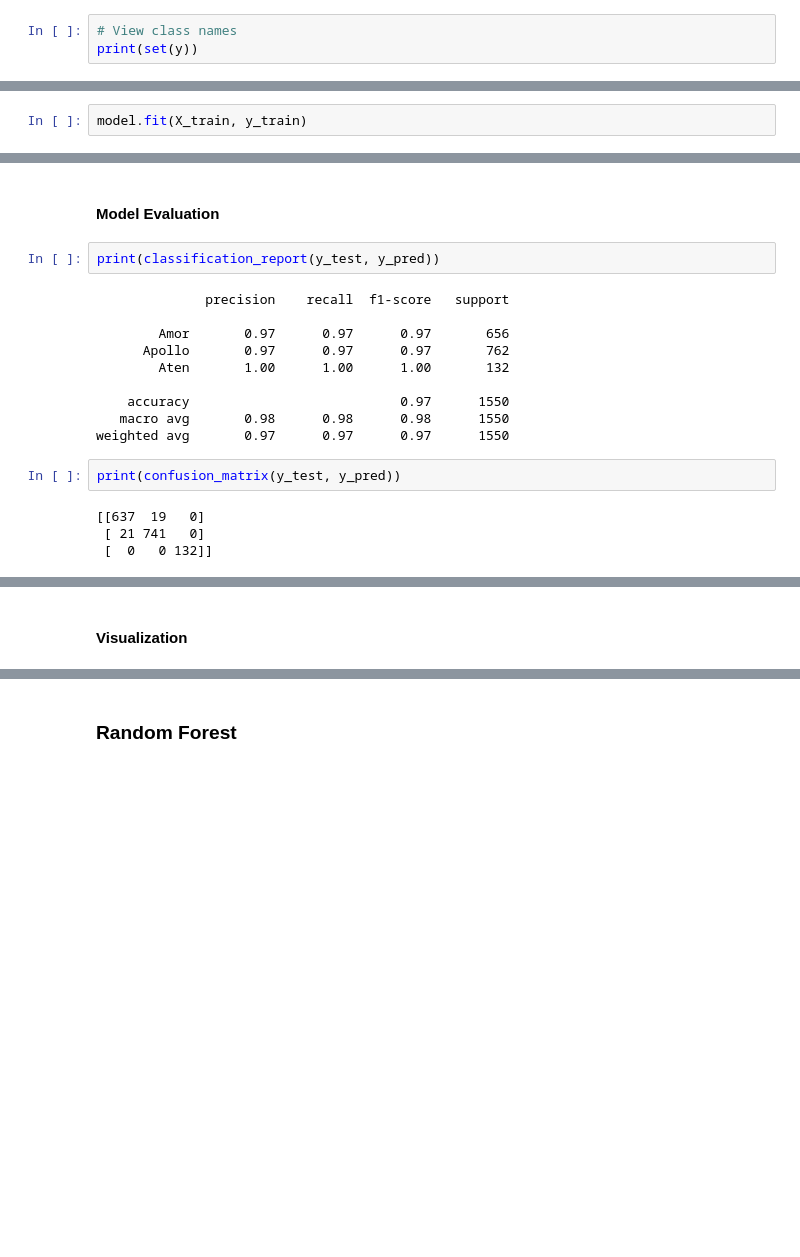
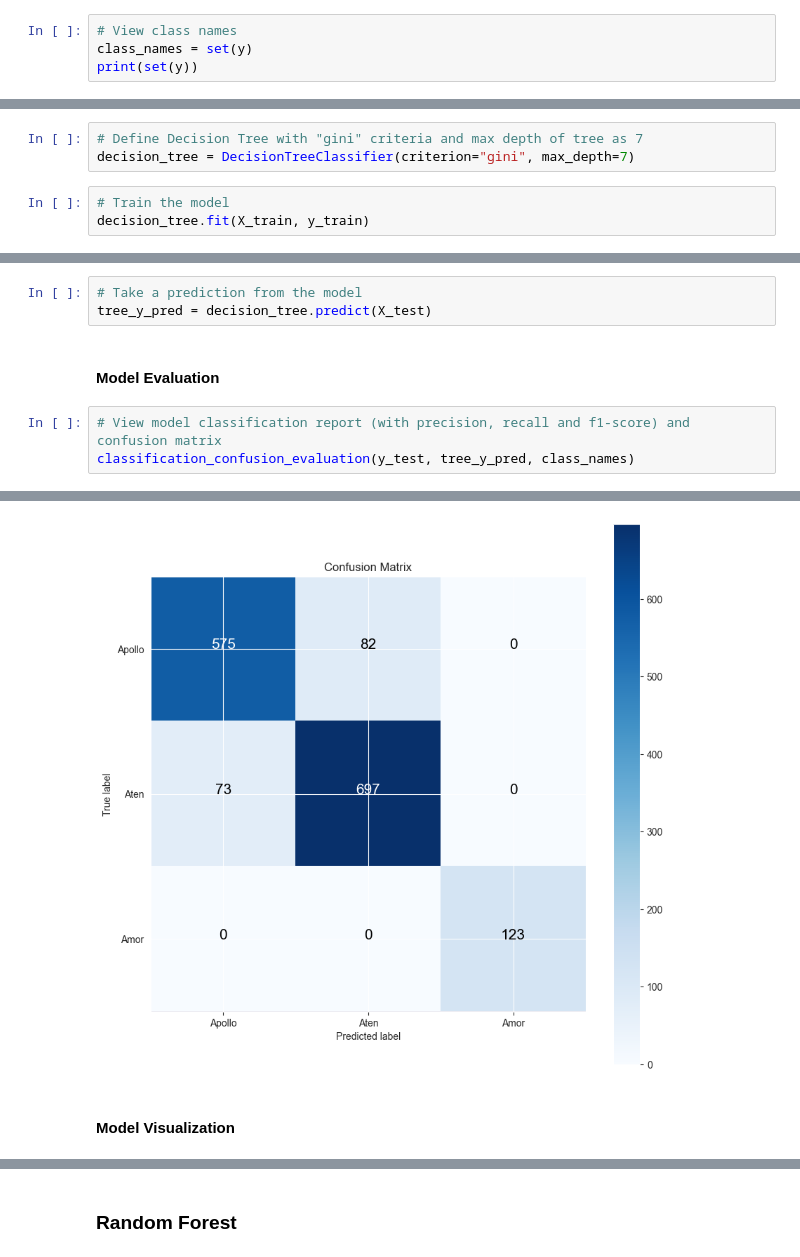
Before and after one commit to lytmercy/data_analysis_labs, a Jupyter notebook: lab_1_FI_21mn_Lytovchenko_Mykyta.ipynb, the cells around one changed output, grey strips where cells are left out. Cells and saved outputs as stored; diff of their text form; blank space fills up the shorter version.

```diff
--- a/lab_1_FI_21mn_Lytovchenko_Mykyta.ipynb
+++ b/lab_1_FI_21mn_Lytovchenko_Mykyta.ipynb
@@ -378,5 +379,6 @@ print(X_train.shape, y_train.shape)
 (6196, 5) (6196,)
 # %%
 # View class names
+class_names = set(y)
 print(set(y))
 # %% [output]
@@ -390,3 +480,7 @@ model = DecisionTreeClassifier(criterion="gini", max_depth=7)
+# %%
+# Define Decision Tree with "gini" criteria and max depth of tree as 7
+decision_tree = DecisionTreeClassifier(criterion="gini", max_depth=7)
 # %%
-model.fit(X_train, y_train)
+# Train the model
+decision_tree.fit(X_train, y_train)
 # %% [output]
@@ -396,20 +488,9 @@ y_pred = model.predict(X_test)
+# %%
+# Take a prediction from the model
+tree_y_pred = decision_tree.predict(X_test)
 # %% [markdown]
 #### Model Evaluation
-# %%
-print(classification_report(y_test, y_pred))
-# %% [output]
-              precision    recall  f1-score   support
-
-        Amor       0.97      0.97      0.97       656
-      Apollo       0.97      0.97      0.97       762
-        Aten       1.00      1.00      1.00       132
-
-    accuracy                           0.97      1550
-   macro avg       0.98      0.98      0.98      1550
-weighted avg       0.97      0.97      0.97      1550
-# %%
-print(confusion_matrix(y_test, y_pred))
-# %% [output]
-[[637  19   0]
- [ 21 741   0]
- [  0   0 132]]
+# %%
+# View model classification report (with precision, recall and f1-score) and confusion matrix
+classification_confusion_evaluation(y_test, tree_y_pred, class_names)
+# %% [output]
@@ -416,3 +511,4 @@ print(confusion_matrix(y_test, y_pred))
+[figure, added]
 # %% [markdown]
-#### Visualization
+#### Model Visualization
 # %%
```
Also changed, not shown: parts of 83 cells of this notebook.
